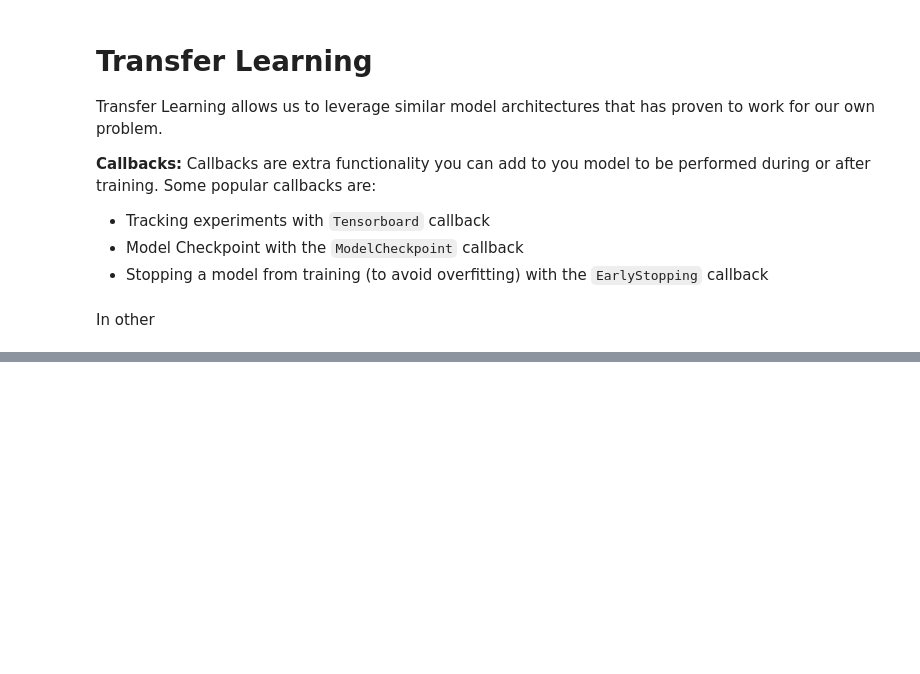
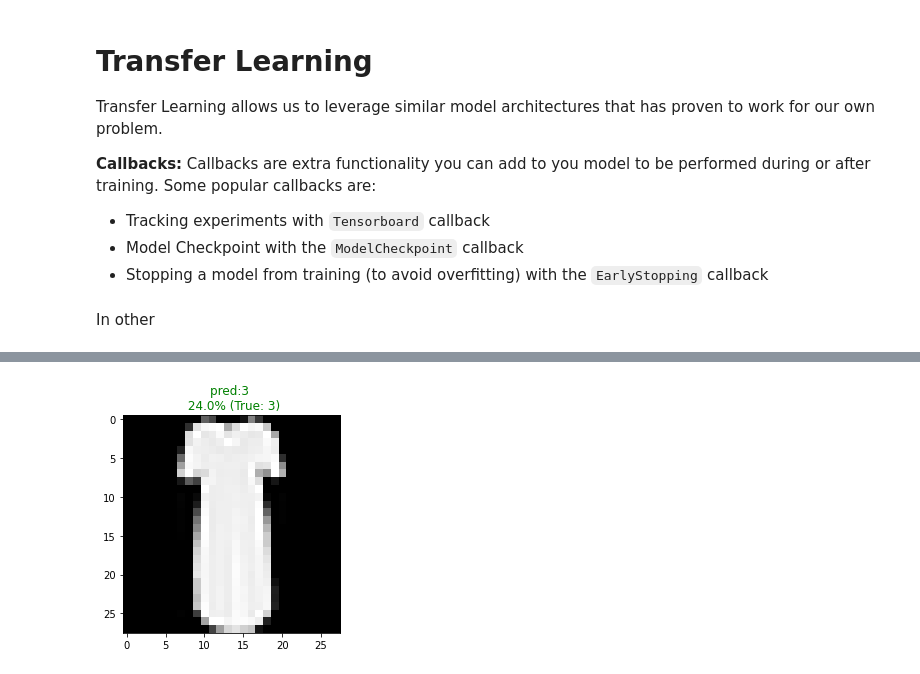
Before and after one commit to anice1/Tensorflow-Revision, a Jupyter notebook: Deep Learning (Classification).ipynb, the cells around one changed output, grey strips where cells are left out. Cells and saved outputs as stored; diff of their text form; code cells hidden in the pictures; blank space fills up the shorter version.

Commit message:
Functional Api Modelling

```diff
--- a/Deep Learning (Classification).ipynb
+++ b/Deep Learning (Classification).ipynb
@@ -722,0 +698,18 @@ _________________________________________________________________
+# %%
+def convert_to_rgb(src):
+    rgbs = []
+
+    for i in range(src.shape[0]):
+        new_img = cv2.cvtColor(src[i], cv2.COLOR_GRAY2RGB)
+        rgbs.append(new_img)
+
+    return tf.constant(rgbs)
+# %%
+# Convert 2D images to 3D image
+
+X_train_norm = convert_to_rgb(X_train)
+X_test_norm = convert_to_rgb(X_test)
+# %%
+# Normalize our images
+
+X_train_norm, X_test_norm = tf.cast(X_train_norm, dtype=tf.float32)/255., tf.cast(X_test_norm, dtype=tf.float32)/255.
@@ -722,0 +720,5 @@ _________________________________________________________________
+# %%
+# Fit the models
+efficient_model.fit(X_train_norm, y_train, epochs=5,
+                    validation_data=(X_test_norm, y_test),
+                    callbacks=[create_tensorboard_callback('Tensorboard_Callback','EfficientNetB0_Training')])
@@ -722,0 +738,4 @@ _________________________________________________________________
+# %%
+plot_random_img(efficient_model, X_test_norm, y_test, list(np.arange(0,10)))
+# %% [output]
+[figure, added]
```
Also changed, not shown: parts of 31 cells of this notebook.
